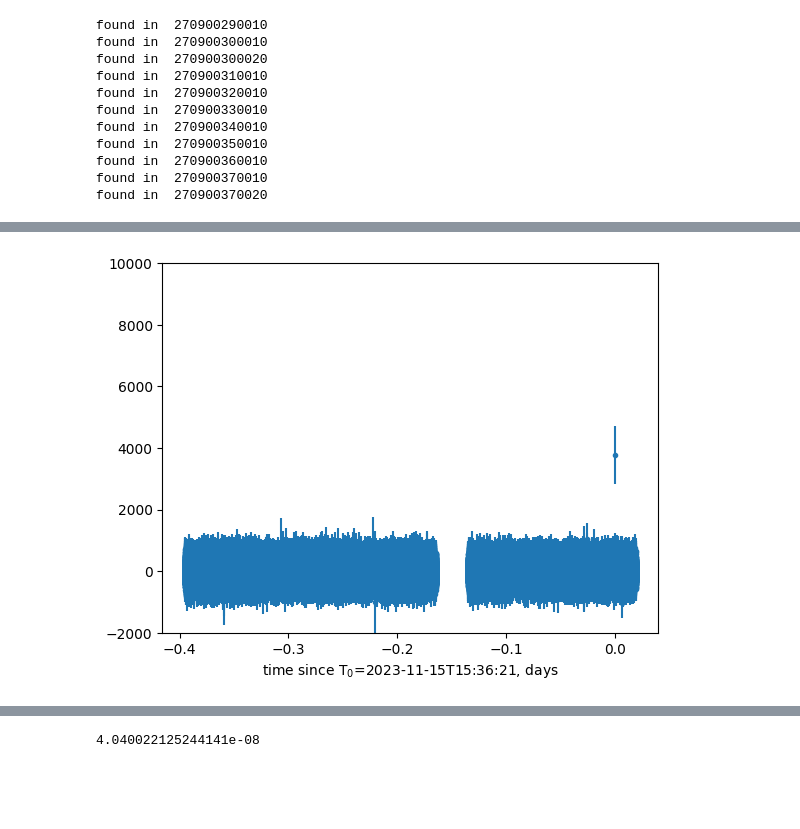
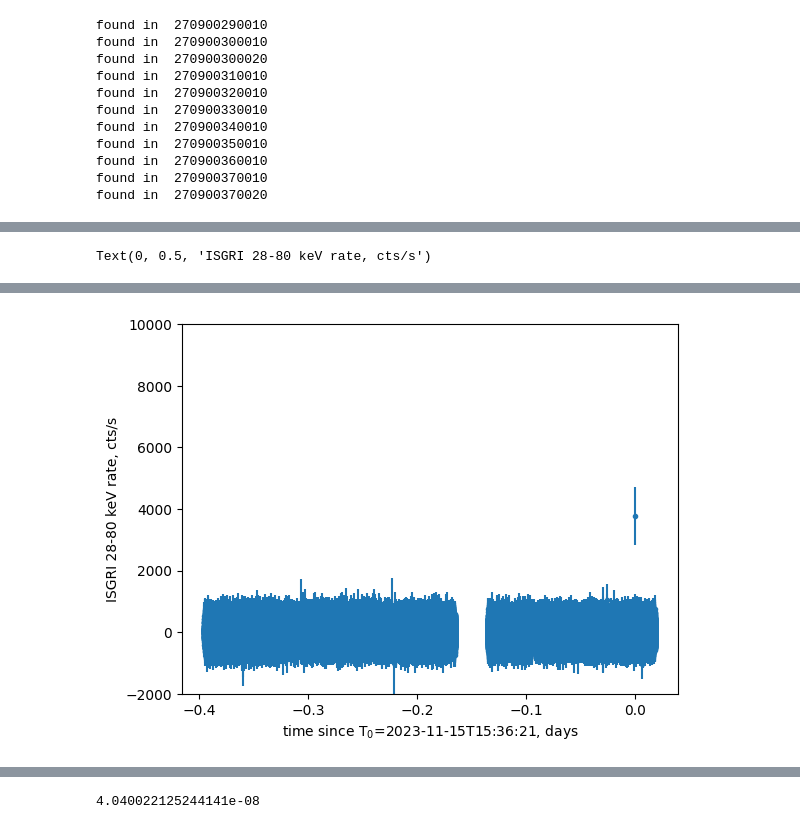
Before and after one commit to volodymyrss/grb231115a-integral, a Jupyter notebook: iilight.ipynb, the cells around one changed output, grey strips where cells are left out. Saved outputs shown, nothing was run; the diff lists cells and outputs as text; code cells hidden in the pictures; blank space fills up the shorter version.

```diff
--- a/iilight.ipynb
+++ b/iilight.ipynb
@@ -236,4 +236,5 @@ plt.errorbar(d[m]['TIME']-T0_ijd, d[m]['RATE'], d[m]['ERROR'], fmt='.')
 plt.ylim(-2000, 10000)
 
 plt.xlabel(f"time since T$_0$={T0_isot}, days")
+plt.ylabel("ISGRI 28-80 keV rate, cts/s")
 # %% [output]
@@ -240,0 +258 @@ Text(0.5, 0, 'time since T$_0$=2023-11-15T15:36:21, days')
+Text(0, 0.5, 'ISGRI 28-80 keV rate, cts/s')
@@ -241,4 +276,4 @@ Text(0.5, 0, 'time since T$_0$=2023-11-15T15:36:21, days')
-[figure, old version]
+[figure, new version]
 # %%
 plt.figure()
 
```
Also changed, not shown: parts of 3 cells of this notebook, 1 other file.
